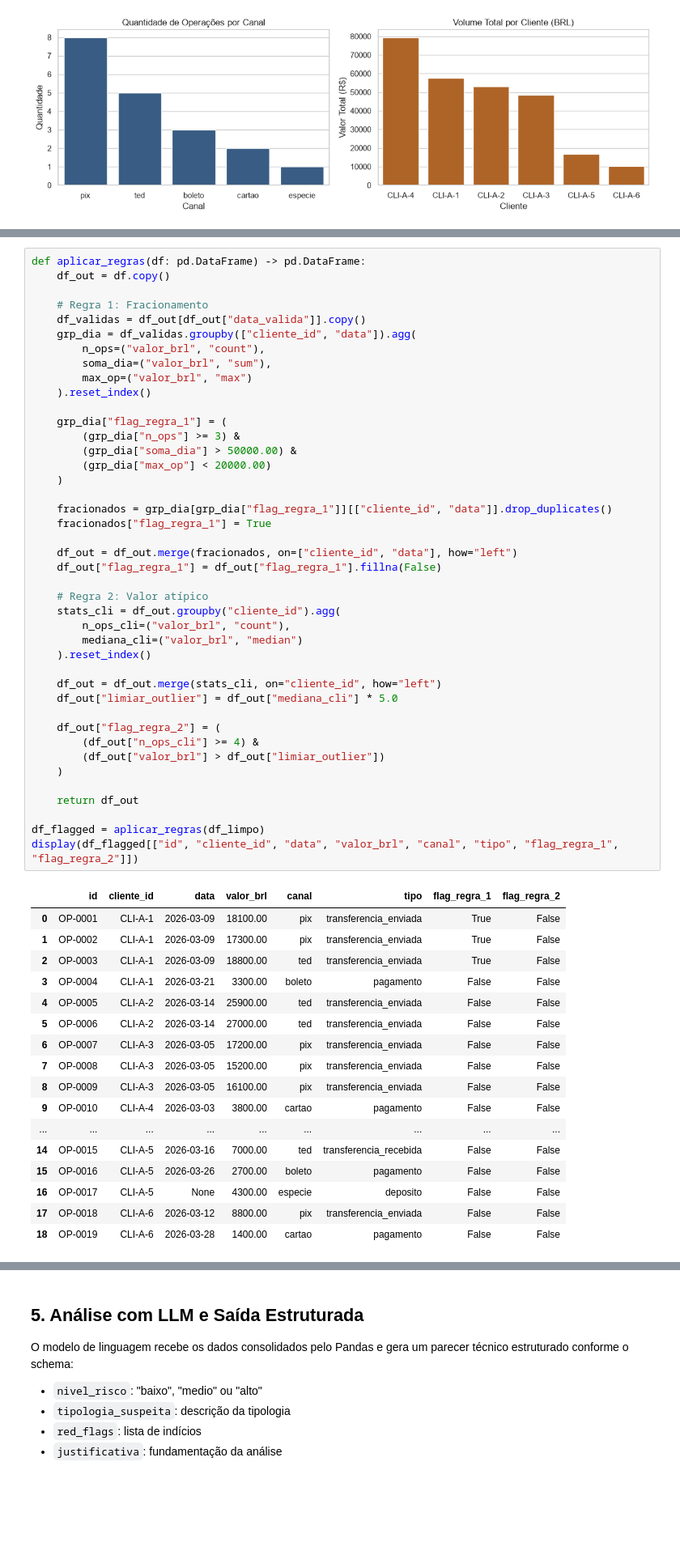
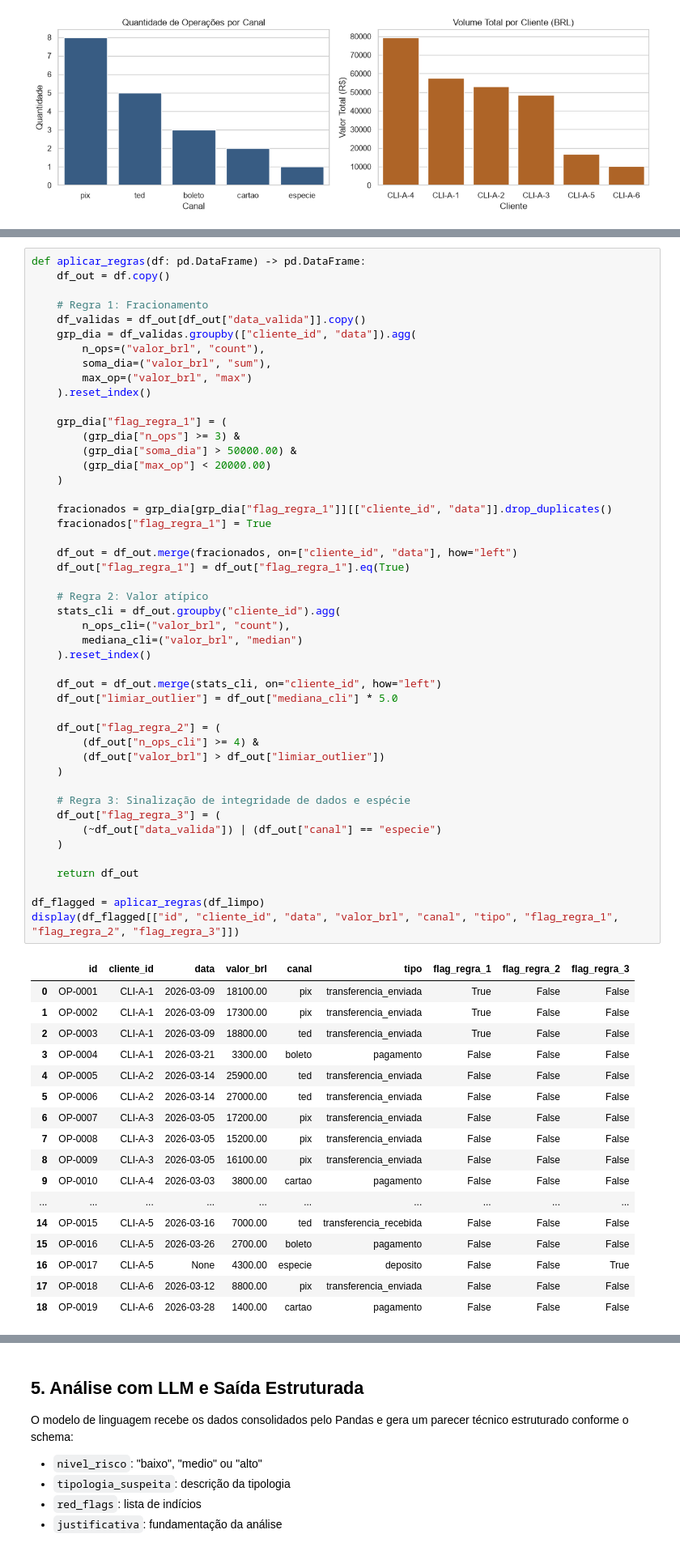
Before and after one commit to vitoriacosmo/desafio-ia, a Jupyter notebook: nivel_1/nivel_1.ipynb, the cells around one changed output, grey strips where cells are left out. Shown at 81% size. Drawn from its saved outputs; the diff is of its cells as text; blank space fills up the shorter version.

Commit message:
fix: adiciona regra 3 de integridade de dados e canal especie

```diff
--- a/nivel_1/nivel_1.ipynb
+++ b/nivel_1/nivel_1.ipynb
@@ -193,52 +194,57 @@ def aplicar_regras(df: pd.DataFrame) -> pd.DataFrame:
 
     grp_dia["flag_regra_1"] = (
         (grp_dia["n_ops"] >= 3) &
         (grp_dia["soma_dia"] > 50000.00) &
         (grp_dia["max_op"] < 20000.00)
     )
 
     fracionados = grp_dia[grp_dia["flag_regra_1"]][["cliente_id", "data"]].drop_duplicates()
     fracionados["flag_regra_1"] = True
 
     df_out = df_out.merge(fracionados, on=["cliente_id", "data"], how="left")
-    df_out["flag_regra_1"] = df_out["flag_regra_1"].fillna(False)
+    df_out["flag_regra_1"] = df_out["flag_regra_1"].eq(True)
 
     # Regra 2: Valor atípico
     stats_cli = df_out.groupby("cliente_id").agg(
         n_ops_cli=("valor_brl", "count"),
         mediana_cli=("valor_brl", "median")
     ).reset_index()
 
     df_out = df_out.merge(stats_cli, on="cliente_id", how="left")
     df_out["limiar_outlier"] = df_out["mediana_cli"] * 5.0
 
     df_out["flag_regra_2"] = (
         (df_out["n_ops_cli"] >= 4) &
         (df_out["valor_brl"] > df_out["limiar_outlier"])
     )
 
+    # Regra 3: Sinalização de integridade de dados e espécie
+    df_out["flag_regra_3"] = (
+        (~df_out["data_valida"]) | (df_out["canal"] == "especie")
+    )
+
     return df_out
 
 df_flagged = aplicar_regras(df_limpo)
-display(df_flagged[["id", "cliente_id", "data", "valor_brl", "canal", "tipo", "flag_regra_1", "flag_regra_2"]])
+display(df_flagged[["id", "cliente_id", "data", "valor_brl", "canal", "tipo", "flag_regra_1", "flag_regra_2", "flag_regra_3"]])
 # %% [output]
-|  | id | cliente_id | data | valor_brl | canal | tipo | flag_regra_1 | flag_regra_2 |
-| 0 | OP-0001 | CLI-A-1 | 2026-03-09 | 18100.00 | pix | transferencia_enviada | True | False |
-| 1 | OP-0002 | CLI-A-1 | 2026-03-09 | 17300.00 | pix | transferencia_enviada | True | False |
-| 2 | OP-0003 | CLI-A-1 | 2026-03-09 | 18800.00 | ted | transferencia_enviada | True | False |
-| 3 | OP-0004 | CLI-A-1 | 2026-03-21 | 3300.00 | boleto | pagamento | False | False |
-| 4 | OP-0005 | CLI-A-2 | 2026-03-14 | 25900.00 | ted | transferencia_enviada | False | False |
-| 5 | OP-0006 | CLI-A-2 | 2026-03-14 | 27000.00 | ted | transferencia_enviada | False | False |
-| 6 | OP-0007 | CLI-A-3 | 2026-03-05 | 17200.00 | pix | transferencia_enviada | False | False |
-| 7 | OP-0008 | CLI-A-3 | 2026-03-05 | 15200.00 | pix | transferencia_enviada | False | False |
-| 8 | OP-0009 | CLI-A-3 | 2026-03-05 | 16100.00 | pix | transferencia_enviada | False | False |
-| 9 | OP-0010 | CLI-A-4 | 2026-03-03 | 3800.00 | cartao | pagamento | False | False |
-| ... | ... | ... | ... | ... | ... | ... | ... | ... |
-| 14 | OP-0015 | CLI-A-5 | 2026-03-16 | 7000.00 | ted | transferencia_recebida | False | False |
-| 15 | OP-0016 | CLI-A-5 | 2026-03-26 | 2700.00 | boleto | pagamento | False | False |
-| 16 | OP-0017 | CLI-A-5 | None | 4300.00 | especie | deposito | False | False |
-| 17 | OP-0018 | CLI-A-6 | 2026-03-12 | 8800.00 | pix | transferencia_enviada | False | False |
-| 18 | OP-0019 | CLI-A-6 | 2026-03-28 | 1400.00 | cartao | pagamento | False | False |
+|  | id | cliente_id | data | valor_brl | canal | tipo | flag_regra_1 | flag_regra_2 | flag_regra_3 |
+| 0 | OP-0001 | CLI-A-1 | 2026-03-09 | 18100.00 | pix | transferencia_enviada | True | False | False |
+| 1 | OP-0002 | CLI-A-1 | 2026-03-09 | 17300.00 | pix | transferencia_enviada | True | False | False |
+| 2 | OP-0003 | CLI-A-1 | 2026-03-09 | 18800.00 | ted | transferencia_enviada | True | False | False |
+| 3 | OP-0004 | CLI-A-1 | 2026-03-21 | 3300.00 | boleto | pagamento | False | False | False |
+| 4 | OP-0005 | CLI-A-2 | 2026-03-14 | 25900.00 | ted | transferencia_enviada | False | False | False |
+| 5 | OP-0006 | CLI-A-2 | 2026-03-14 | 27000.00 | ted | transferencia_enviada | False | False | False |
+| 6 | OP-0007 | CLI-A-3 | 2026-03-05 | 17200.00 | pix | transferencia_enviada | False | False | False |
+| 7 | OP-0008 | CLI-A-3 | 2026-03-05 | 15200.00 | pix | transferencia_enviada | False | False | False |
+| 8 | OP-0009 | CLI-A-3 | 2026-03-05 | 16100.00 | pix | transferencia_enviada | False | False | False |
+| 9 | OP-0010 | CLI-A-4 | 2026-03-03 | 3800.00 | cartao | pagamento | False | False | False |
+| ... | ... | ... | ... | ... | ... | ... | ... | ... | ... |
+| 14 | OP-0015 | CLI-A-5 | 2026-03-16 | 7000.00 | ted | transferencia_recebida | False | False | False |
+| 15 | OP-0016 | CLI-A-5 | 2026-03-26 | 2700.00 | boleto | pagamento | False | False | False |
+| 16 | OP-0017 | CLI-A-5 | None | 4300.00 | especie | deposito | False | False | True |
+| 17 | OP-0018 | CLI-A-6 | 2026-03-12 | 8800.00 | pix | transferencia_enviada | False | False | False |
+| 18 | OP-0019 | CLI-A-6 | 2026-03-28 | 1400.00 | cartao | pagamento | False | False | False |
 # %% [markdown]
 ## 4. Validação das Regras
 
```
Also changed, not shown: parts of 8 cells of this notebook, 1 other file.
